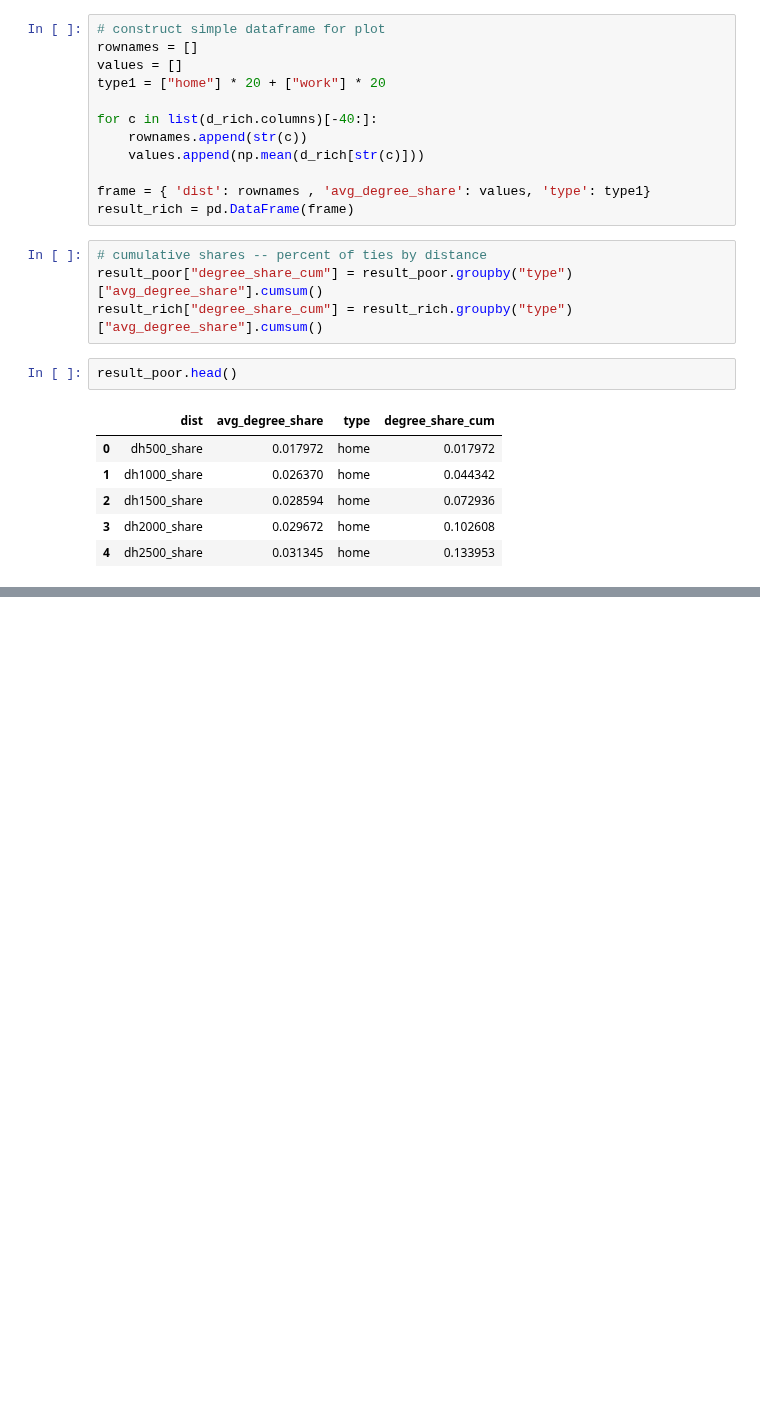
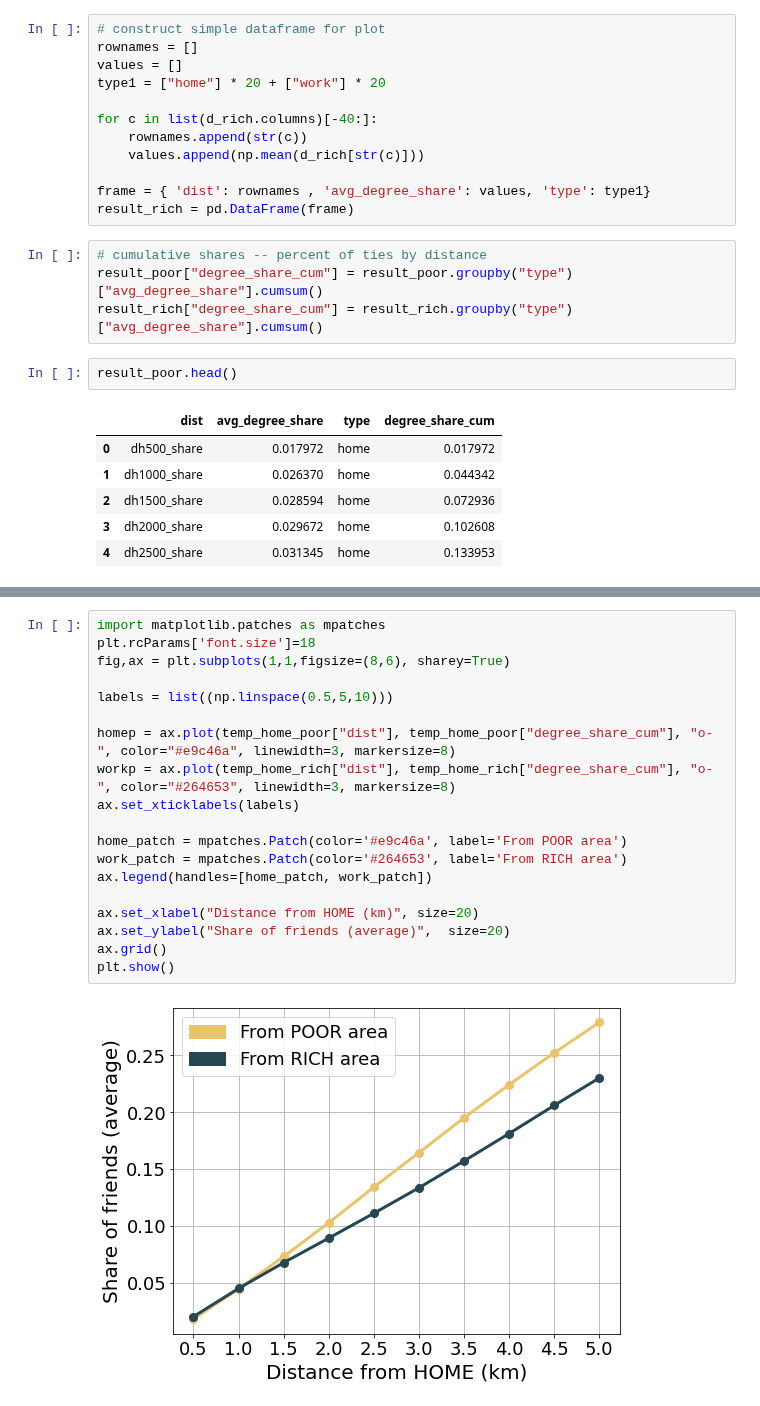
Before and after one commit to sandorjuhasz/ties-around-home, a Jupyter notebook: scripts/degree_home_work.ipynb, the cells around one changed output, grey strips where cells are left out. Cells and saved outputs as stored; diff of their text form; blank space fills up the shorter version.

```diff
--- a/scripts/degree_home_work.ipynb
+++ b/scripts/degree_home_work.ipynb
@@ -1129,0 +415,21 @@ If we break down the ties around home by commute type (e.g. PR = from poor tract
+# %%
+import matplotlib.patches as mpatches
+plt.rcParams['font.size']=18
+fig,ax = plt.subplots(1,1,figsize=(8,6), sharey=True)
+
+labels = list((np.linspace(0.5,5,10)))
+
+homep = ax.plot(temp_home_poor["dist"], temp_home_poor["degree_share_cum"], "o-", color="#e9c46a", linewidth=3, markersize=8)
+workp = ax.plot(temp_home_rich["dist"], temp_home_rich["degree_share_cum"], "o-", color="#264653", linewidth=3, markersize=8)
+ax.set_xticklabels(labels)
+
+home_patch = mpatches.Patch(color='#e9c46a', label='From POOR area')
+work_patch = mpatches.Patch(color='#264653', label='From RICH area')
+ax.legend(handles=[home_patch, work_patch])
+
+ax.set_xlabel("Distance from HOME (km)", size=20)
+ax.set_ylabel("Share of friends (average)",  size=20)
+ax.grid()
+plt.show()
+# %% [output]
+[figure, added]
```
Also changed, not shown: parts of 143 cells of this notebook.
